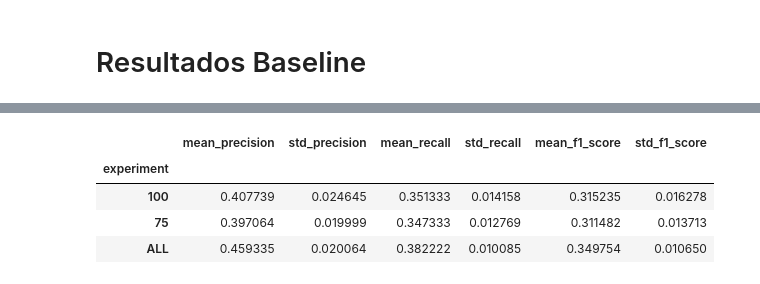
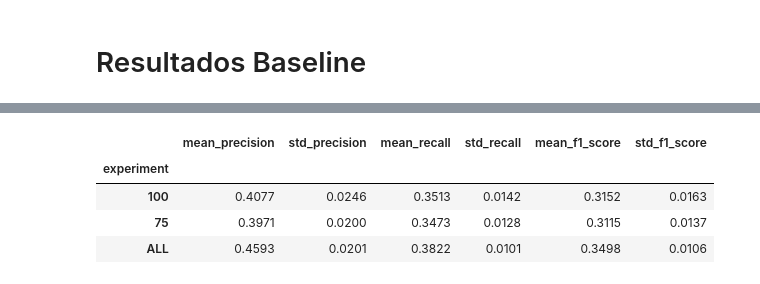
Before and after one commit to ufrpe-2021-2-IA/music-genre-classification, a Jupyter notebook: result_extractor.ipynb, the cells around one changed output, grey strips where cells are left out. Drawn from its saved outputs; the diff is of its cells as text; code cells hidden in the pictures.

Commit message:
feat: update results

```diff
--- a/result_extractor.ipynb
+++ b/result_extractor.ipynb
@@ -156,8 +135,13 @@ df_
-# %%
-agg
-# %% [output]
-|  | mean_precision | std_precision | mean_recall | std_recall | mean_f1_score | std_f1_score |
-| experiment |  |  |  |  |  |  |
-| 100 | 0.407739 | 0.024645 | 0.351333 | 0.014158 | 0.315235 | 0.016278 |
-| 75 | 0.397064 | 0.019999 | 0.347333 | 0.012769 | 0.311482 | 0.013713 |
-| ALL | 0.459335 | 0.020064 | 0.382222 | 0.010085 | 0.349754 | 0.010650 |
+# %%
+_, agg_ann = results_for(df, 'raw', 'ann')
+_, agg_svm = results_for(df, 'raw', 'svm')
+_, agg_dtree = results_for(df, 'raw', 'dtree')
+_, agg_knn = results_for(df, 'raw', 'knn')
+# %%
+agg_ann.round(decimals=4)
+# %% [output]
+|  | mean_precision | std_precision | mean_recall | std_recall | mean_f1_score | std_f1_score |
+| experiment |  |  |  |  |  |  |
+| 100 | 0.4077 | 0.0246 | 0.3513 | 0.0142 | 0.3152 | 0.0163 |
+| 75 | 0.3971 | 0.0200 | 0.3473 | 0.0128 | 0.3115 | 0.0137 |
+| ALL | 0.4593 | 0.0201 | 0.3822 | 0.0101 | 0.3498 | 0.0106 |
```
Also changed, not shown: parts of 17 cells of this notebook.
